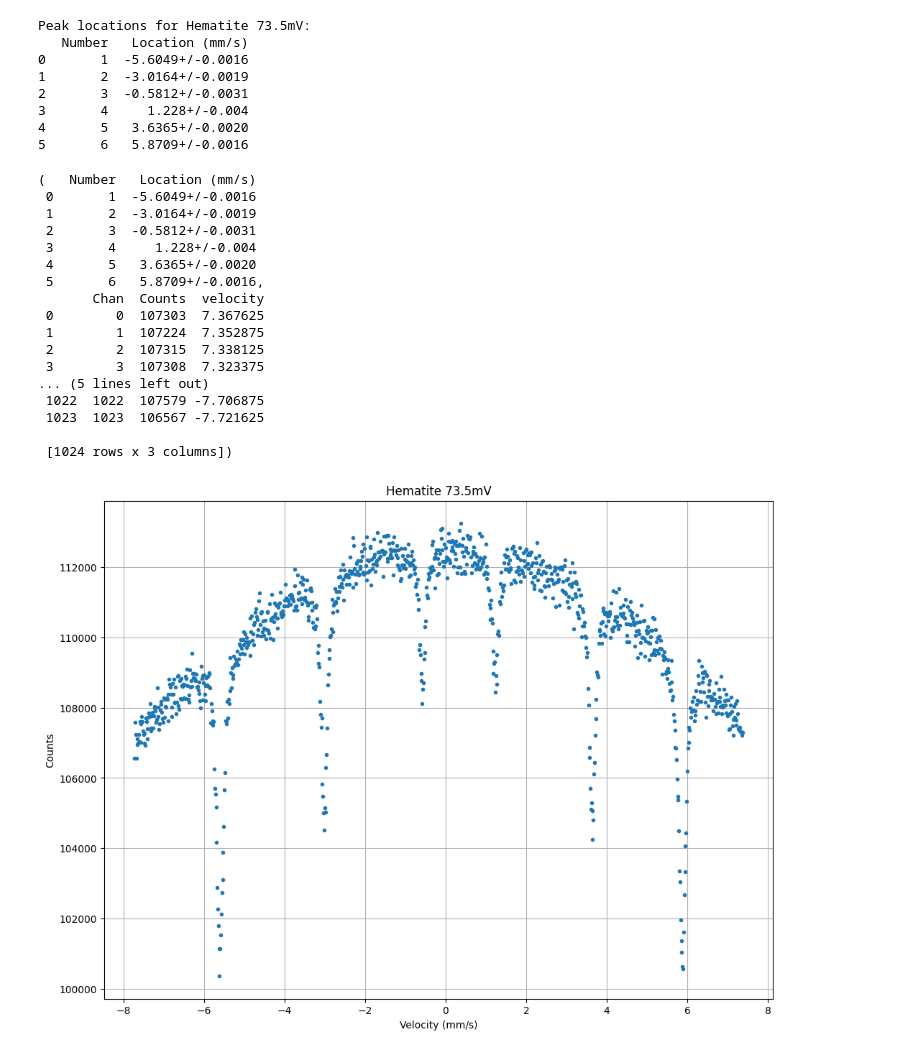
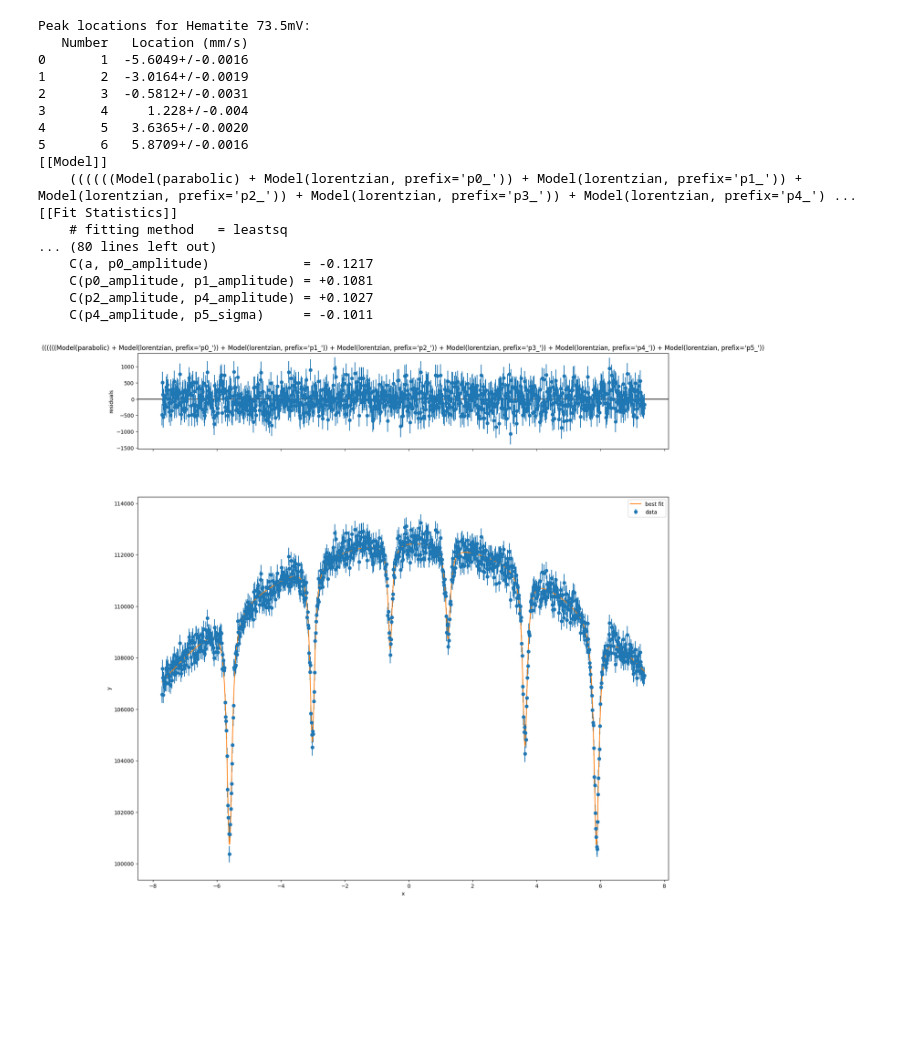
Before and after one commit to BowangLan/phys-431, a Jupyter notebook: mossbauer-spectroscopy/mossbauer_analysis.ipynb, the cells around one changed output. Drawn from its saved outputs; the diff is of its cells as text; code cells hidden in the pictures; blank space fills up the shorter version.

```diff
--- a/mossbauer-spectroscopy/mossbauer_analysis.ipynb
+++ b/mossbauer-spectroscopy/mossbauer_analysis.ipynb
@@ -78,7 +80,8 @@ def fit_mossbauer_peaks(data_df, guess_centers, title=None):
                              weights=1/np.sqrt(data_df['Counts']))
 
     # Plot results
-    myfig = plt.figure(figsize=(20,28))
+    myfig = plt.figure(figsize=(18,18))
+    # myfig.title(title)
     model_fit.plot(fig=myfig)
 
     # Extract peak parameters with uncertainties
@@ -88,6 +91,10 @@ def fit_mossbauer_peaks(data_df, guess_centers, title=None):
         # Handle case where stderr might be None
         stderr = center.stderr if center.stderr is not None else 0.0
         peaks.append(unc.ufloat(center.value, stderr))
+
+    uncertainties = []
+    for i in range(number_of_peaks):
+        uncertainties.append(model_fit.params[f'p{i}_center'].stderr)
 
     # Create output dataframe
     peaks_df = pd.DataFrame({
@@ -123,12 +130,12 @@ def process_sample(filename, guess_centers, title):
     data_df["velocity"] = velocity_cal(data_df["Chan"])
 
     # Plot raw data
-    plt.figure(figsize=(12, 9))
-    plt.grid()
-    plt.xlabel(r"Velocity (mm/s)")
-    plt.ylabel(r"Counts")
-    plt.title(title)
-    plt.plot(data_df["velocity"], data_df["Counts"], ".")
+    # plt.figure(figsize=(12, 9))
+    # plt.grid()
+    # plt.xlabel(r"Velocity (mm/s)")
+    # plt.ylabel(r"Counts")
+    # plt.title(title)
+    # plt.plot(data_df["velocity"], data_df["Counts"], ".")
 
     # Fit peaks and get results
     peaks_df, model_fit = fit_mossbauer_peaks(data_df, guess_centers, title)
@@ -137,5 +144,5 @@ def process_sample(filename, guess_centers, title):
     # for i, peak in enumerate(peaks_df["Location (mm/s)"]):
     #     print(f"Peak {i+1}: {peak} ± {peaks_df['Uncertainty (mm/s)'][i]}")
 
-    return peaks_df, data_df
+    return peaks_df, data_df, model_fit
 # %%
@@ -254,33 +285,34 @@ Peak locations for 0.00025 in Fe:
 # %%
-process_sample(
+peaks, data, model_fit = process_sample(
     "data/Hematite 73.5mV.txt",
     [-5.6, -3.2, -0.9, 0.9, 3.1, 5.5],
     "Hematite 73.5mV",
 )
+
+result_hematite = {
+    "name": "Hematite 73.5mV",
+    "peaks": peaks['Location (mm/s)'].tolist(),
+    "data": data,
+    "model_fit": model_fit,
+}
+
+print(result_hematite["model_fit"].fit_report())
 # %% [output]
 Peak locations for Hematite 73.5mV:
    Number   Location (mm/s)
 0       1  -5.6049+/-0.0016
 1       2  -3.0164+/-0.0019
 2       3  -0.5812+/-0.0031
 3       4     1.228+/-0.004
 4       5   3.6365+/-0.0020
 5       6   5.8709+/-0.0016
+[[Model]]
+    ((((((Model(parabolic) + Model(lorentzian, prefix='p0_')) + Model(lorentzian, prefix='p1_')) + Model(lorentzian, prefix='p2_')) + Model(lorentzian, prefix='p3_')) + Model(lorentzian, prefix='p4_') ...
+[[Fit Statistics]]
+    # fitting method   = leastsq
+... (80 lines left out)
+    C(a, p0_amplitude)            = -0.1217
+    C(p0_amplitude, p1_amplitude) = +0.1081
+    C(p2_amplitude, p4_amplitude) = +0.1027
+    C(p4_amplitude, p5_sigma)     = -0.1011
-(   Number   Location (mm/s)
- 0       1  -5.6049+/-0.0016
- 1       2  -3.0164+/-0.0019
- 2       3  -0.5812+/-0.0031
- 3       4     1.228+/-0.004
- 4       5   3.6365+/-0.0020
- 5       6   5.8709+/-0.0016,
-       Chan  Counts  velocity
- 0        0  107303  7.367625
- 1        1  107224  7.352875
- 2        2  107315  7.338125
- 3        3  107308  7.323375
-... (5 lines left out)
- 1022  1022  107579 -7.706875
- 1023  1023  106567 -7.721625
-
- [1024 rows x 3 columns])
-[figure, old version]
+[figure, new version]
```
Also changed, not shown: parts of 16 cells of this notebook, 24 other files.
